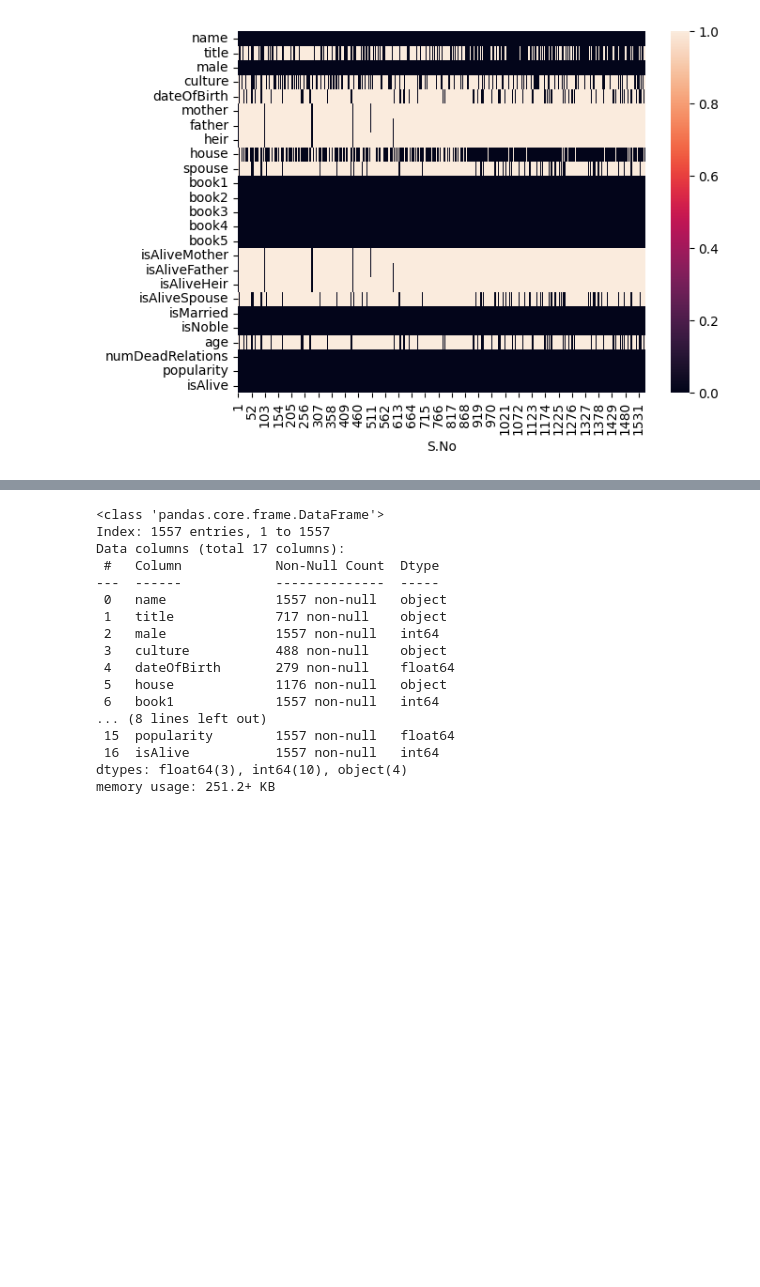
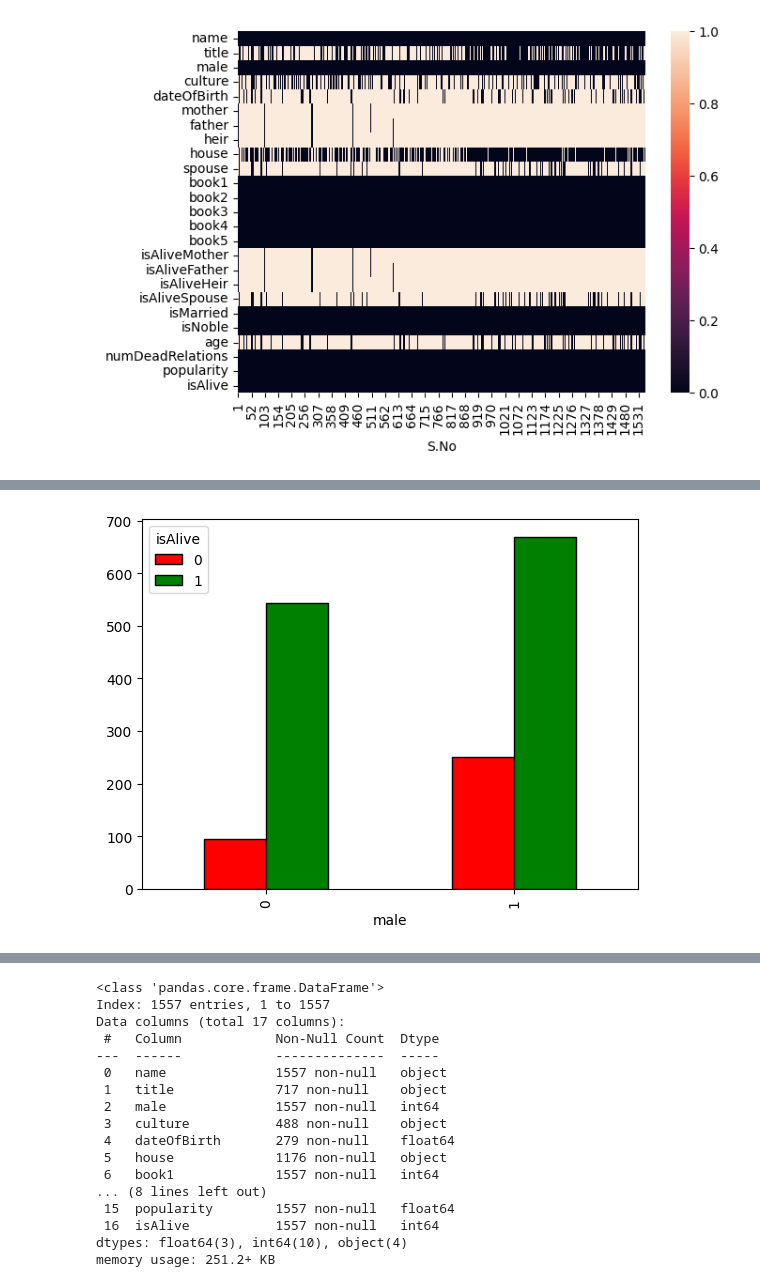
Before and after one commit to episode16/Py, a Jupyter notebook: DLS_mipt/game_of_thrones_hw1/hw_1_game_of_thrones_ipynb.ipynb, the cells around one changed output, grey strips where cells are left out. Saved outputs shown, nothing was run; the diff lists cells and outputs as text; code cells hidden in the pictures; blank space fills up the shorter version.

```diff
--- a/DLS_mipt/game_of_thrones_hw1/hw_1_game_of_thrones_ipynb.ipynb
+++ b/DLS_mipt/game_of_thrones_hw1/hw_1_game_of_thrones_ipynb.ipynb
@@ -208,0 +398,3 @@ column_del
+# %%
+df.loc[df['culture'].isna(), 'culture'] = 'other'
+df['culture']
@@ -208,0 +417,7 @@ column_del
+# %%
+#другое
+counts = df.groupby(['male', 'isAlive']).size().unstack()
+counts.plot(kind='bar', stacked=False, color=['red', 'green'], edgecolor = 'black')
+plt.show()
+# %% [output]
+[figure, added]
```
Also changed, not shown: parts of 46 cells of this notebook.
